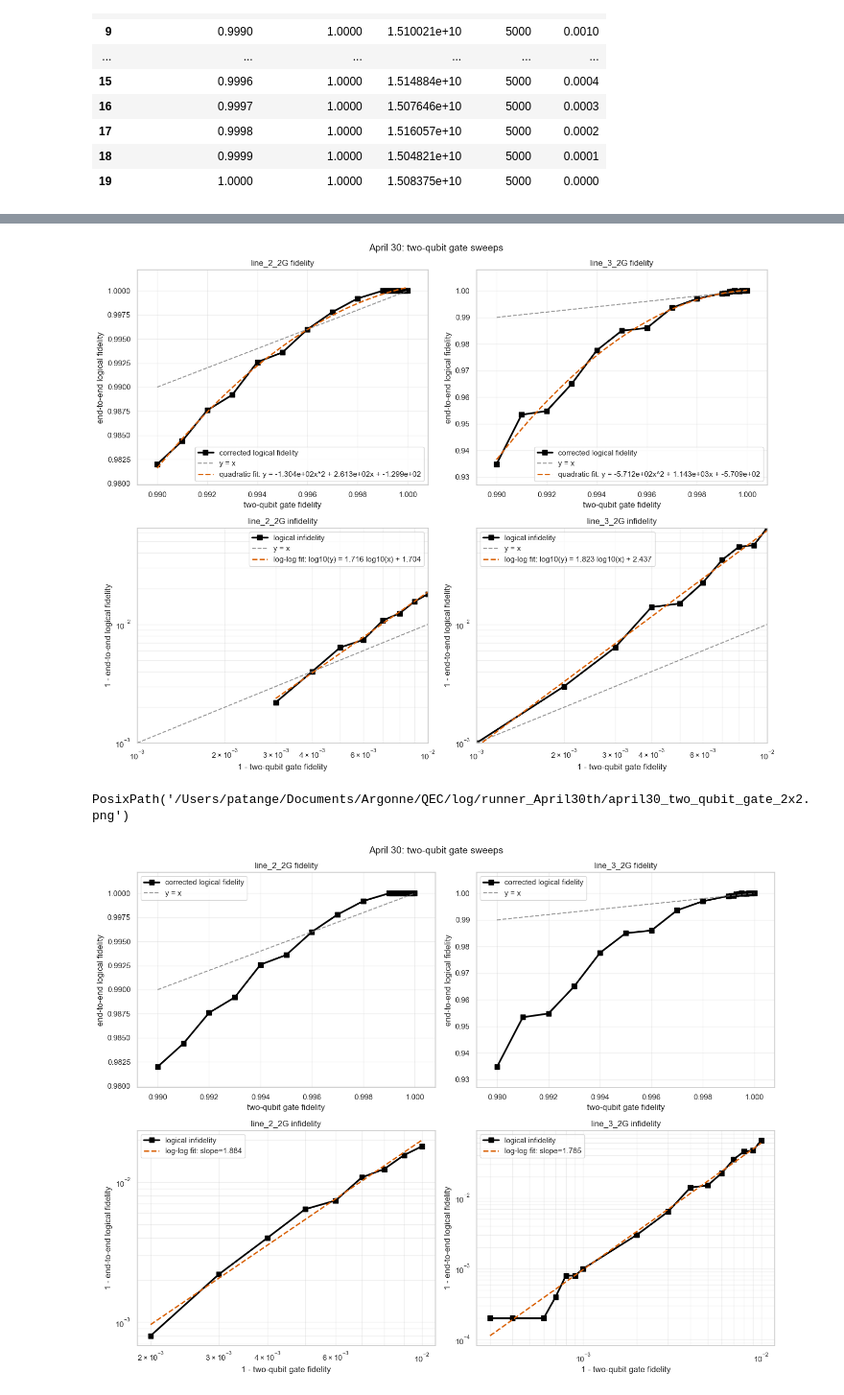
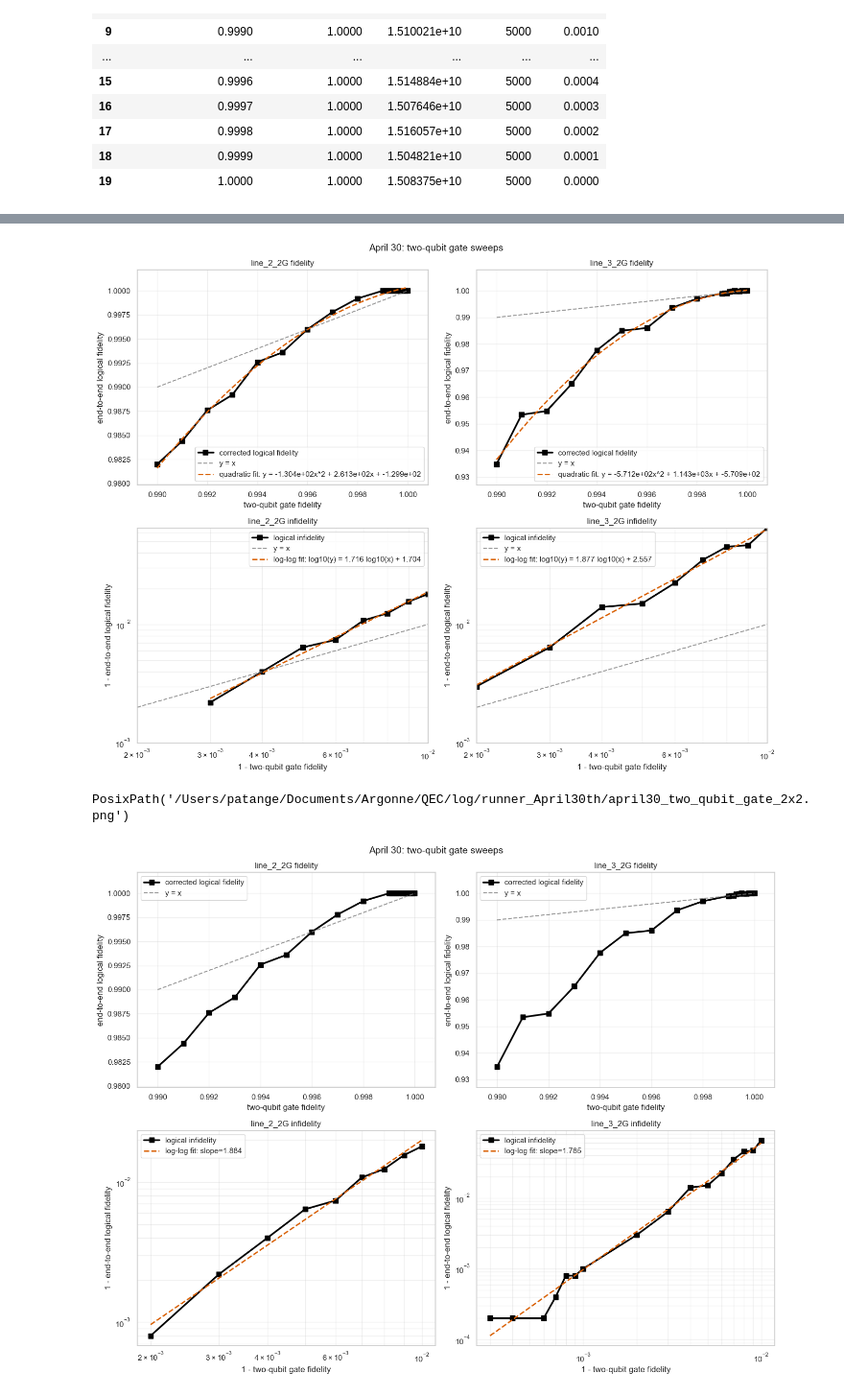
Before and after one commit to SagarPatange/QEC, a Jupyter notebook: April30th.ipynb, the cells around one changed output, grey strips where cells are left out. Shown at 96% size. Cells and saved outputs as stored; diff of their text form; code cells hidden in the pictures.

```diff
--- a/April30th.ipynb
+++ b/April30th.ipynb
@@ -274,12 +274,12 @@ summary_df_twoq_line3
 plot_df_twoq_line2 = summary_df_twoq_line2.copy()
 plot_df_twoq_line2["twoq_error"] = 1.0 - plot_df_twoq_line2["two_qubit_gate_fidelity"]
 plot_df_twoq_line2["logical_error"] = 1.0 - plot_df_twoq_line2["fidelity_corrected"]
-plot_df_twoq_line2 = plot_df_twoq_line2.loc[(plot_df_twoq_line2["twoq_error"] > 0.0) & (plot_df_twoq_line2["logical_error"] > 1e-3)].copy()
+plot_df_twoq_line2 = plot_df_twoq_line2.loc[(plot_df_twoq_line2["twoq_error"] > 0.0) & (plot_df_twoq_line2["logical_error"] > 0.002)].copy()
 
 plot_df_twoq_line3 = summary_df_twoq_line3.copy()
 plot_df_twoq_line3["twoq_error"] = 1.0 - plot_df_twoq_line3["two_qubit_gate_fidelity"]
 plot_df_twoq_line3["logical_error"] = 1.0 - plot_df_twoq_line3["fidelity_corrected"]
-plot_df_twoq_line3 = plot_df_twoq_line3.loc[(plot_df_twoq_line3["twoq_error"] > 0.0) & (plot_df_twoq_line3["logical_error"] > 1e-3)].copy()
+plot_df_twoq_line3 = plot_df_twoq_line3.loc[(plot_df_twoq_line3["twoq_error"] > 0.0) & (plot_df_twoq_line3["logical_error"] > 0.002)].copy()
 
 quad_line2 = np.polyfit(summary_df_twoq_line2["two_qubit_gate_fidelity"], summary_df_twoq_line2["fidelity_corrected"], 2)
 quad_line3 = np.polyfit(summary_df_twoq_line3["two_qubit_gate_fidelity"], summary_df_twoq_line3["fidelity_corrected"], 2)
@@ -337,34 +337,34 @@ ax_line2_infidelity.plot([x_log_min, x_log_max], [x_log_min, x_log_max], linesty
 ax_line2_infidelity.plot(x_fit_line2, y_fit_line2, linestyle="--", linewidth=2, color="#d95f02", label=fit_line2_label)
 ax_line2_infidelity.set_xscale("log")
 ax_line2_infidelity.set_yscale("log")
 ax_line2_infidelity.set_xlabel("1 - two-qubit gate fidelity")
 ax_line2_infidelity.set_ylabel("1 - end-to-end logical fidelity")
 ax_line2_infidelity.set_title("line_2_2G infidelity")
 ax_line2_infidelity.legend()
 ax_line2_infidelity.grid(True, alpha=0.3, which="both")
 ax_line2_infidelity.set_xlim(x_log_min, x_log_max)
 ax_line2_infidelity.set_ylim(y_log_min, y_log_max)
 
 ax_line3_infidelity.plot(plot_df_twoq_line3["twoq_error"], plot_df_twoq_line3["logical_error"], marker="s", markersize=7, linewidth=2.5, color="black", label="logical infidelity")
 ax_line3_infidelity.plot([x_log_min, x_log_max], [x_log_min, x_log_max], linestyle="--", linewidth=1.5, color="#7f7f7f", alpha=0.8, label="y = x")
 ax_line3_infidelity.plot(x_fit_line3, y_fit_line3, linestyle="--", linewidth=2, color="#d95f02", label=fit_line3_label)
 ax_line3_infidelity.set_xscale("log")
 ax_line3_infidelity.set_yscale("log")
 ax_line3_infidelity.set_xlabel("1 - two-qubit gate fidelity")
 ax_line3_infidelity.set_ylabel("1 - end-to-end logical fidelity")
 ax_line3_infidelity.set_title("line_3_2G infidelity")
 ax_line3_infidelity.legend()
 ax_line3_infidelity.grid(True, alpha=0.3, which="both")
 ax_line3_infidelity.set_xlim(x_log_min, x_log_max)
 ax_line3_infidelity.set_ylim(y_log_min, y_log_max)
 
 fig_twoq.suptitle("April 30: two-qubit gate sweeps", fontsize=14)
 plt.tight_layout()
 plt.show()
 
 save_figure(fig_twoq, "april30_two_qubit_gate_2x2.png")
 # %% [output]
-[figure, old version]
+[figure, new version]
 PosixPath('/Users/patange/Documents/Argonne/QEC/log/runner_April30th/april30_two_qubit_gate_2x2.png')
 # %%
 plot_df_twoq_line2 = summary_df_twoq_line2.copy()
```
Also changed, not shown: parts of 1 cell of this notebook, 1 other file.
